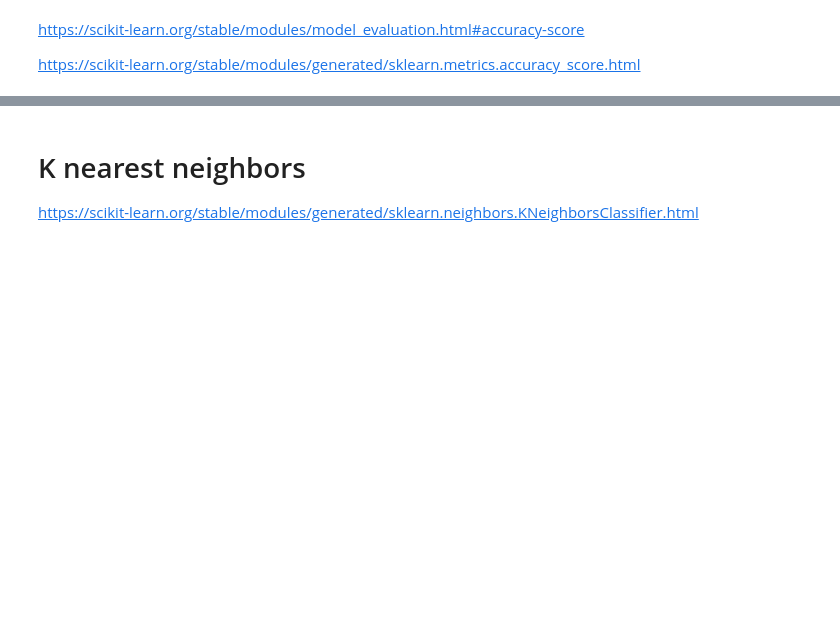
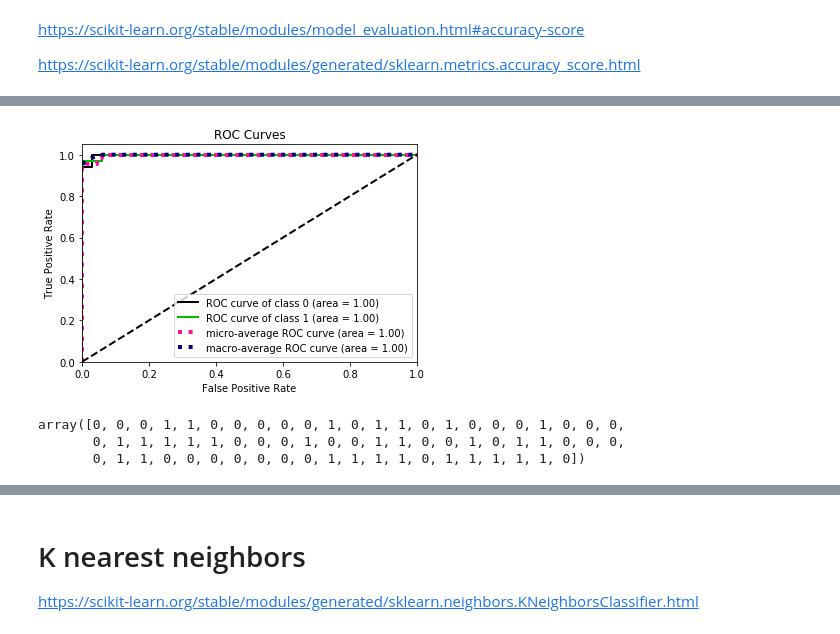
Before and after one commit to researcherben/learn_machine_learning, a Jupyter notebook: classification_of_fake_data.ipynb, the cells around one changed output, grey strips where cells are left out. Drawn from its saved outputs; the diff is of its cells as text; code cells hidden in the pictures; blank space fills up the shorter version.

```diff
--- a/classification_of_fake_data.ipynb
+++ b/classification_of_fake_data.ipynb
@@ -194,8 +217,8 @@ https://scikit-learn.org/stable/modules/svm.html
 
 https://scikit-learn.org/stable/modules/generated/sklearn.svm.SVC.html
 # %%
-clf = sklearn.svm.SVC(gamma='auto')
-output = clf.fit(X_train, y_train)
+svm_clf = sklearn.svm.SVC(gamma='auto',probability=True)
+output = svm_clf.fit(X_train, y_train)
 output
 # %% [output]
 SVC(C=1.0, cache_size=200, class_weight=None, coef0=0.0,
@@ -226,0 +258,4 @@ Accuracy: 0.500000
+# %%
+# Get y_probabilities
+y_probas = svm_clf.predict_proba(X_train)
+y_probas[0:10]
@@ -226,0 +273,14 @@ Accuracy: 0.500000
+# %%
+# https://github.com/reiinakano/scikit-plot/blob/master/examples/jupyter_notebooks/plot_roc_curve.ipynb
+scikitplot.metrics.plot_roc(y_train, y_probas, cmap='nipy_spectral')
+plt.show()
+# %% [output]
+[figure, added]
+# %%
+#https://github.com/reiinakano/scikit-plot/blob/master/examples/jupyter_notebooks/plot_confusion_matrix.ipynb
+predictions = sklearn.model_selection.cross_val_predict(svm_clf, X_train, y_train,cv=3)
+predictions
+# %% [output]
+array([0, 0, 0, 1, 1, 0, 0, 0, 0, 0, 1, 0, 1, 1, 0, 1, 0, 0, 0, 1, 0, 0, 0,
+       0, 1, 1, 1, 1, 1, 0, 0, 0, 1, 0, 0, 1, 1, 0, 0, 1, 0, 1, 1, 0, 0, 0,
+       0, 1, 1, 0, 0, 0, 0, 0, 0, 0, 1, 1, 1, 1, 0, 1, 1, 1, 1, 1, 0])
```
Also changed, not shown: parts of 61 cells of this notebook, 1 other file.
